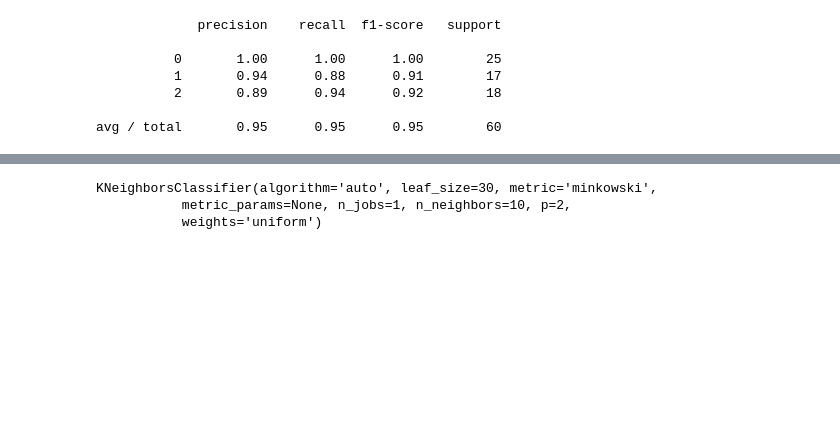
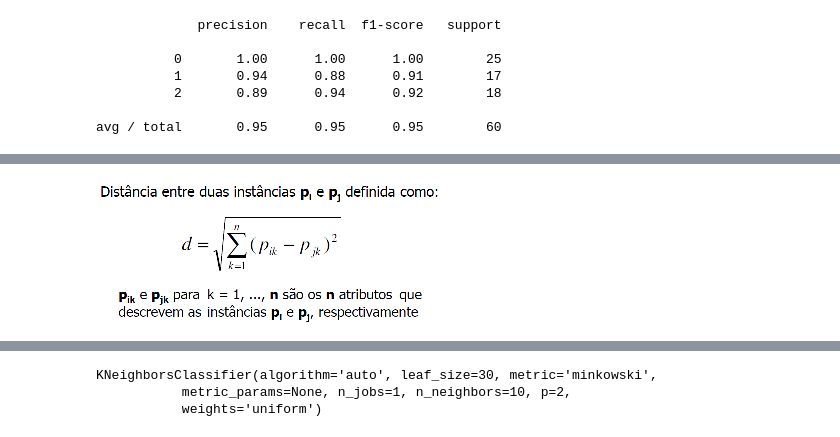
Before and after one commit to joonaspp/learning-library-python, a Jupyter notebook: learning_python_sklearn.ipynb, the cells around one changed output, grey strips where cells are left out. Drawn from its saved outputs; the diff is of its cells as text; code cells hidden in the pictures; blank space fills up the shorter version.

```diff
--- a/learning_python_sklearn.ipynb
+++ b/learning_python_sklearn.ipynb
@@ -93,2 +133,7 @@ avg / total       0.95      0.95      0.95        60
+# %%
+img2 = Image.open('images/knn_distance.png')
+img2
+# %% [output]
+[figure, added]
 # %%
 #descobrindo a melhor n para o modelo de knn
```
Also changed, not shown: parts of 16 cells of this notebook.
